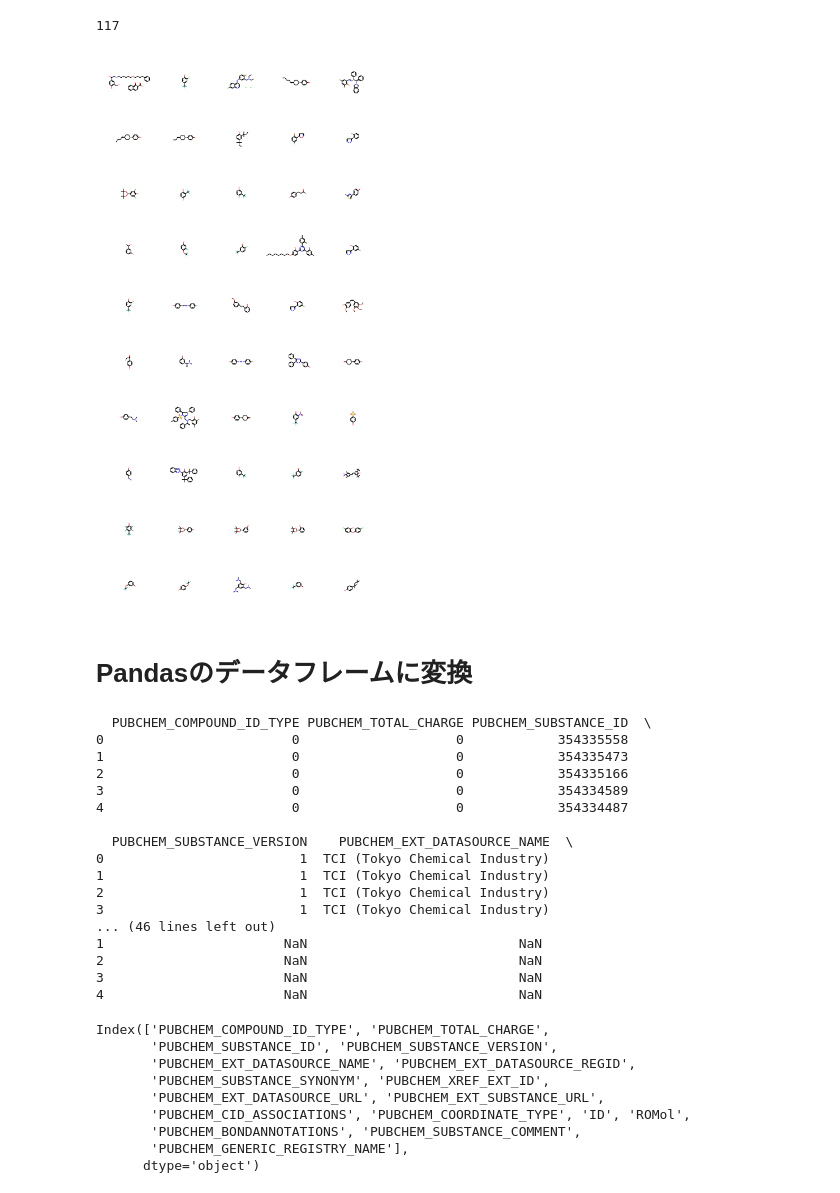
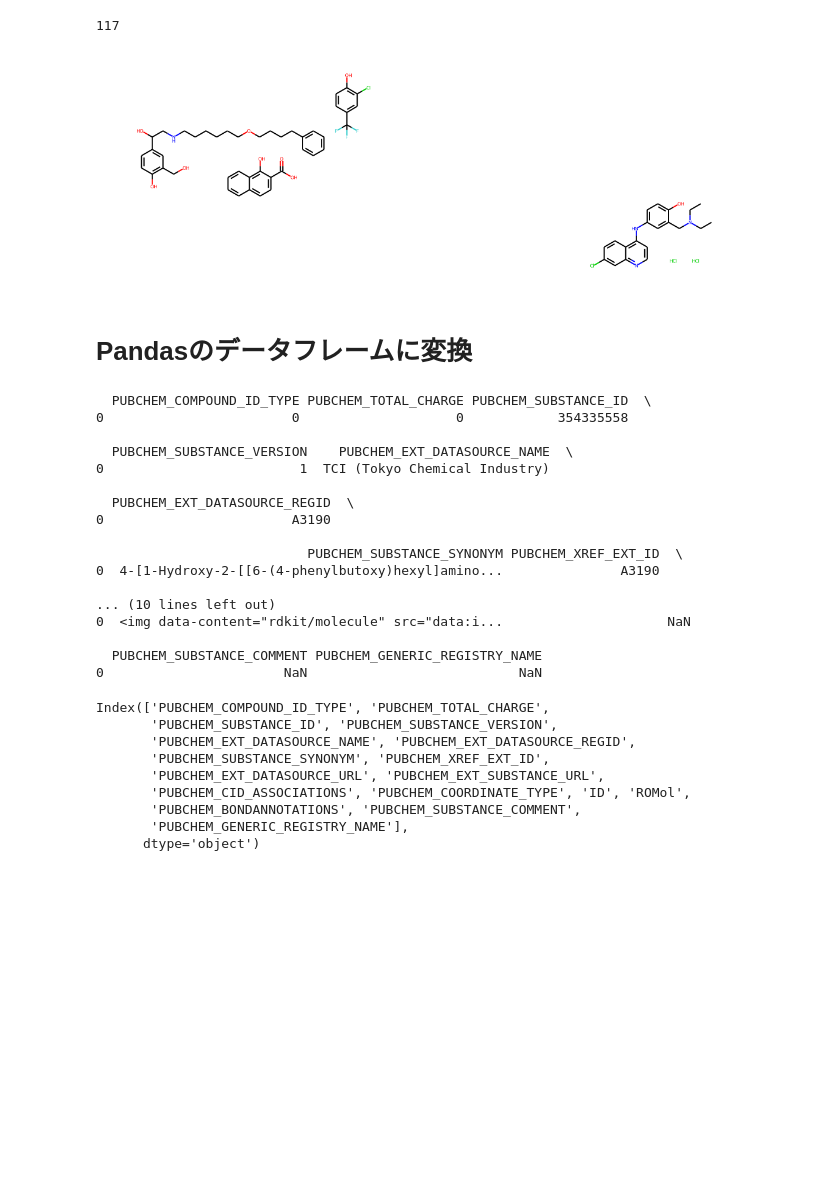
Before and after one commit to chemoinformatics-lecture/lecture-beginner, a Jupyter notebook: lesson4_RDKit/lecture_note_RDKit_no1_分子の読み込みと表示と出力.ipynb, the cells around one changed output. Saved outputs shown, nothing was run; the diff lists cells and outputs as text; code cells hidden in the pictures; blank space fills up the shorter version.

Commit message:
RDKit更新

```diff
--- a/lesson4_RDKit/lecture_note_RDKit_no1_分子の読み込みと表示と出力.ipynb
+++ b/lesson4_RDKit/lecture_note_RDKit_no1_分子の読み込みと表示と出力.ipynb
@@ -138,9 +158,9 @@ len(mols)
 117
 # %%
 from rdkit.Chem import Draw
-Draw.MolsToGridImage(mols, molsPerRow=5, subImgSize=(200,200))
+Draw.MolsToGridImage(mols,  maxMols=3, molsPerRow=3, subImgSize=(400,400))
 # %% [output]
-[figure, old version]
+[figure, new version]
 # %% [markdown]
 # Pandasのデータフレームに変換
 # %%
@@ -148,25 +168,25 @@ from rdkit.Chem import AllChem, PandasTools
 # %%
 df = PandasTools.LoadSDF('data/PubChem_TCI_phenol_records.sdf')
 # %%
-df.head()
+df.head(1)
 # %% [output]
   PUBCHEM_COMPOUND_ID_TYPE PUBCHEM_TOTAL_CHARGE PUBCHEM_SUBSTANCE_ID  \
 0                        0                    0            354335558
-1                        0                    0            354335473
-2                        0                    0            354335166
-3                        0                    0            354334589
-4                        0                    0            354334487
 
   PUBCHEM_SUBSTANCE_VERSION    PUBCHEM_EXT_DATASOURCE_NAME  \
 0                         1  TCI (Tokyo Chemical Industry)
-1                         1  TCI (Tokyo Chemical Industry)
-2                         1  TCI (Tokyo Chemical Industry)
-3                         1  TCI (Tokyo Chemical Industry)
-... (46 lines left out)
-1                       NaN                           NaN
-2                       NaN                           NaN
-3                       NaN                           NaN
-4                       NaN                           NaN
+
+  PUBCHEM_EXT_DATASOURCE_REGID  \
+0                        A3190
+
+                           PUBCHEM_SUBSTANCE_SYNONYM PUBCHEM_XREF_EXT_ID  \
+0  4-[1-Hydroxy-2-[[6-(4-phenylbutoxy)hexyl]amino...               A3190
+
+... (10 lines left out)
+0  <img data-content="rdkit/molecule" src="data:i...                     NaN
+
+  PUBCHEM_SUBSTANCE_COMMENT PUBCHEM_GENERIC_REGISTRY_NAME
+0                       NaN                           NaN
 # %%
 df.columns
 # %% [output]
```
Also changed, not shown: parts of 17 cells of this notebook, 3 other files.
